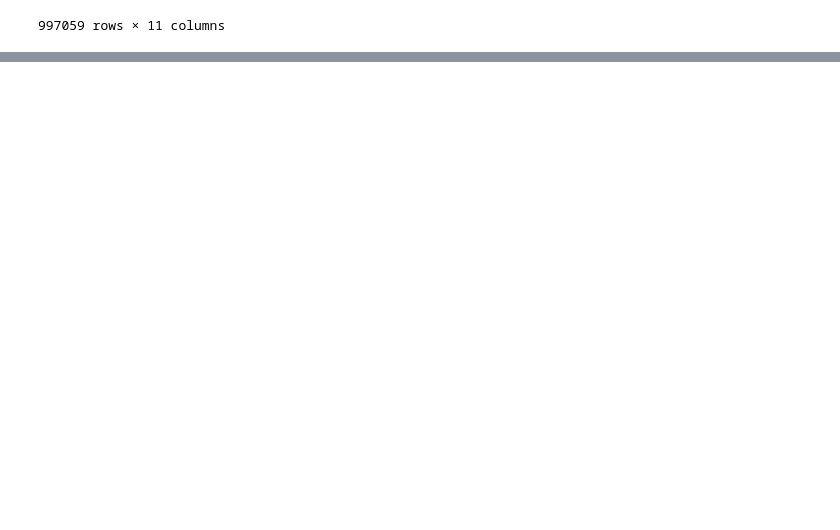
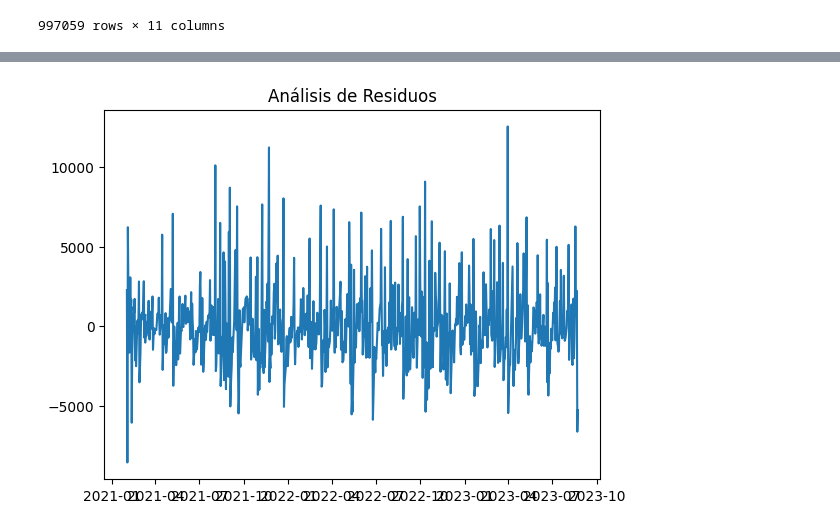
Before and after one commit to nicolasvargaszz/stock-MachineLearning, a Jupyter notebook: datoslimpios.ipynb, the cells around one changed output, grey strips where cells are left out. Saved outputs shown, nothing was run; the diff lists cells and outputs as text; code cells hidden in the pictures; blank space fills up the shorter version.

```diff
--- a/datoslimpios.ipynb
+++ b/datoslimpios.ipynb
@@ -413,0 +391,30 @@ for pred in nuevas_ventas:
+# %%
+# Agrupar por fecha y sumar la cantidad para tener una serie temporal
+time_series = df.groupby('fecha')['cantidad'].sum()
+
+# Entrenar el modelo ARIMA
+model = ARIMA(time_series, order=(1, 5, 10))  # Puedes ajustar los parámetros según sea necesario
+fit_model = model.fit()
+
+# Realizar la predicción para el año 2023 (12 meses)
+future_dates = pd.date_range(start='2024-01-01', periods=12, freq='MS')
+predictions = fit_model.get_forecast(steps=12).predicted_mean
+
+# Crear un DataFrame con las fechas y las predicciones
+predictions_df = pd.DataFrame({'fecha': future_dates, 'prediccion': predictions})
+
+# Sumar las predicciones para el año 2023
+total_prediccion_2023 = predictions_df['prediccion'].sum()
+
+# Visualizar los resultados
+plt.plot(time_series.index, time_series, label='Datos históricos')
+plt.plot(predictions_df['fecha'], predictions_df['prediccion'], label='Predicciones', linestyle='--', color='red')
+plt.legend()
+plt.title('Predicción de ventas con ARIMA')
+plt.show()
+
+# Mostrar el DataFrame de predicciones
+print(predictions_df)
+
+# Imprimir la suma total de las predicciones para el año 2024
+print(f"La predicción total para {df['descrip'].iloc[0]} en el año 2023 es de {total_prediccion_2023} metros")
@@ -413,0 +437,8 @@ for pred in nuevas_ventas:
+# %%
+# Análisis de residuos
+residuals = time_series - fit_model.fittedvalues
+plt.plot(residuals)
+plt.title('Análisis de Residuos')
+plt.show()
+# %% [output]
+[figure, added]
```
Also changed, not shown: parts of 15 cells of this notebook.
